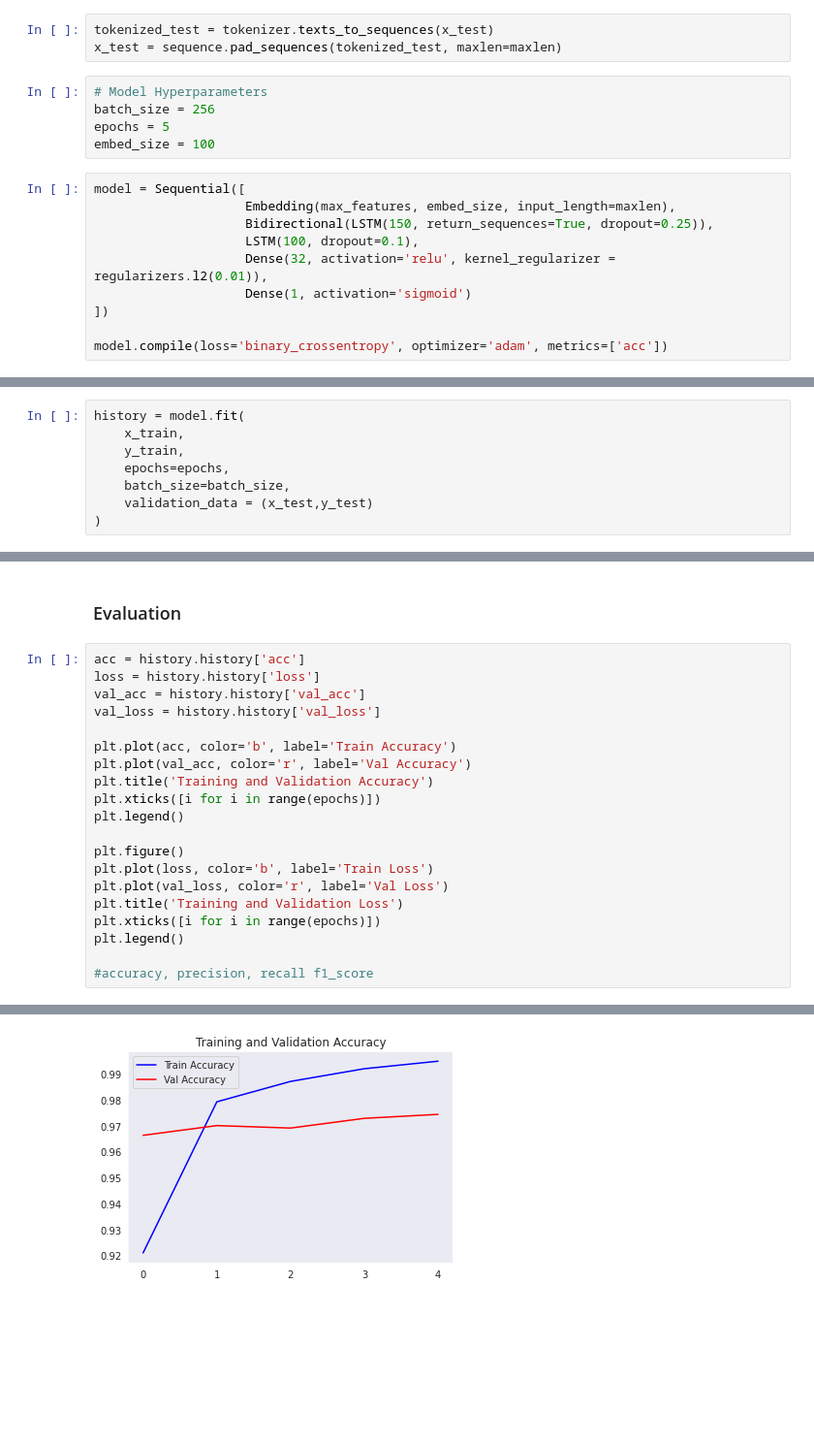
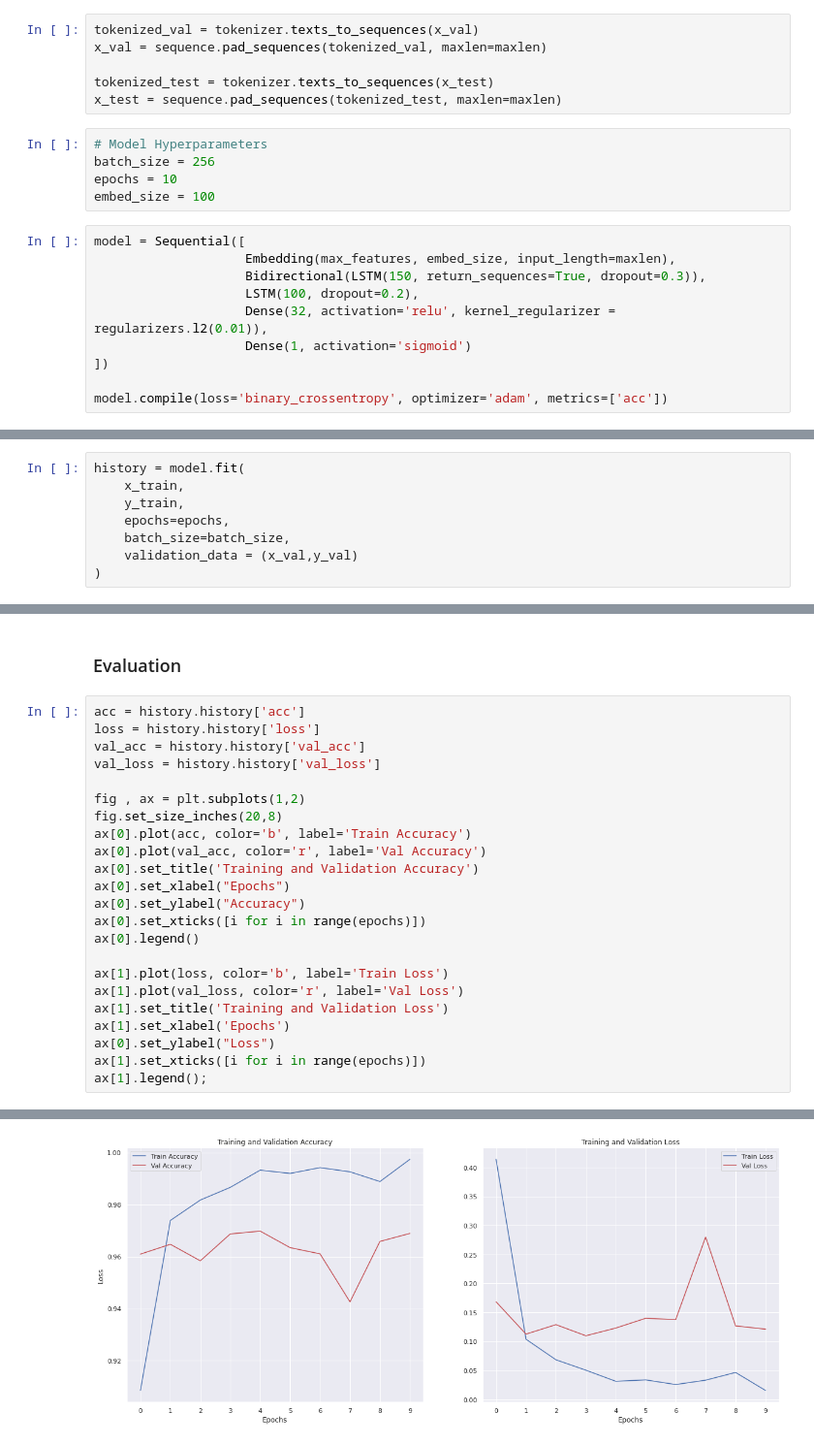
Before and after one commit to linksaiyajin/ML-Project, a Jupyter notebook: fake-news-classification.ipynb, the cells around one changed output, grey strips where cells are left out. Shown at 97% size. Saved outputs shown, nothing was run; the diff lists cells and outputs as text; blank space fills up the shorter version.

```diff
--- a/fake-news-classification.ipynb
+++ b/fake-news-classification.ipynb
@@ -192,18 +267,21 @@ tokenizer.fit_on_texts(x_train)
 tokenized_train = tokenizer.texts_to_sequences(x_train)
 x_train = sequence.pad_sequences(tokenized_train, maxlen=maxlen)
 # %%
+tokenized_val = tokenizer.texts_to_sequences(x_val)
+x_val = sequence.pad_sequences(tokenized_val, maxlen=maxlen)
+
 tokenized_test = tokenizer.texts_to_sequences(x_test)
 x_test = sequence.pad_sequences(tokenized_test, maxlen=maxlen)
 # %%
 # Model Hyperparameters
 batch_size = 256
-epochs = 5
+epochs = 10
 embed_size = 100
 # %%
 model = Sequential([
                     Embedding(max_features, embed_size, input_length=maxlen),
-                    Bidirectional(LSTM(150, return_sequences=True, dropout=0.25)),
-                    LSTM(100, dropout=0.1),
+                    Bidirectional(LSTM(150, return_sequences=True, dropout=0.3)),
+                    LSTM(100, dropout=0.2),
                     Dense(32, activation='relu', kernel_regularizer = regularizers.l2(0.01)),
                     Dense(1, activation='sigmoid')
 ])
@@ -228,6 +306,6 @@ history = model.fit(
     y_train,
     epochs=epochs,
     batch_size=batch_size,
-    validation_data = (x_test,y_test)
+    validation_data = (x_val,y_val)
 )
 # %% [output]
@@ -251,18 +339,21 @@ loss = history.history['loss']
 val_acc = history.history['val_acc']
 val_loss = history.history['val_loss']
 
-plt.plot(acc, color='b', label='Train Accuracy')
-plt.plot(val_acc, color='r', label='Val Accuracy')
-plt.title('Training and Validation Accuracy')
-plt.xticks([i for i in range(epochs)])
-plt.legend()
+fig , ax = plt.subplots(1,2)
+fig.set_size_inches(20,8)
+ax[0].plot(acc, color='b', label='Train Accuracy')
+ax[0].plot(val_acc, color='r', label='Val Accuracy')
+ax[0].set_title('Training and Validation Accuracy')
+ax[0].set_xlabel("Epochs")
+ax[0].set_ylabel("Accuracy")
+ax[0].set_xticks([i for i in range(epochs)])
+ax[0].legend()
 
-plt.figure()
-plt.plot(loss, color='b', label='Train Loss')
-plt.plot(val_loss, color='r', label='Val Loss')
-plt.title('Training and Validation Loss')
-plt.xticks([i for i in range(epochs)])
-plt.legend()
-
-#accuracy, precision, recall f1_score
+ax[1].plot(loss, color='b', label='Train Loss')
+ax[1].plot(val_loss, color='r', label='Val Loss')
+ax[1].set_title('Training and Validation Loss')
+ax[1].set_xlabel('Epochs')
+ax[0].set_ylabel("Loss")
+ax[1].set_xticks([i for i in range(epochs)])
+ax[1].legend();
 # %% [output]
@@ -270 +360 @@ plt.legend()
-[figure, old version]
+[figure, new version]
```
Also changed, not shown: parts of 21 cells of this notebook.
